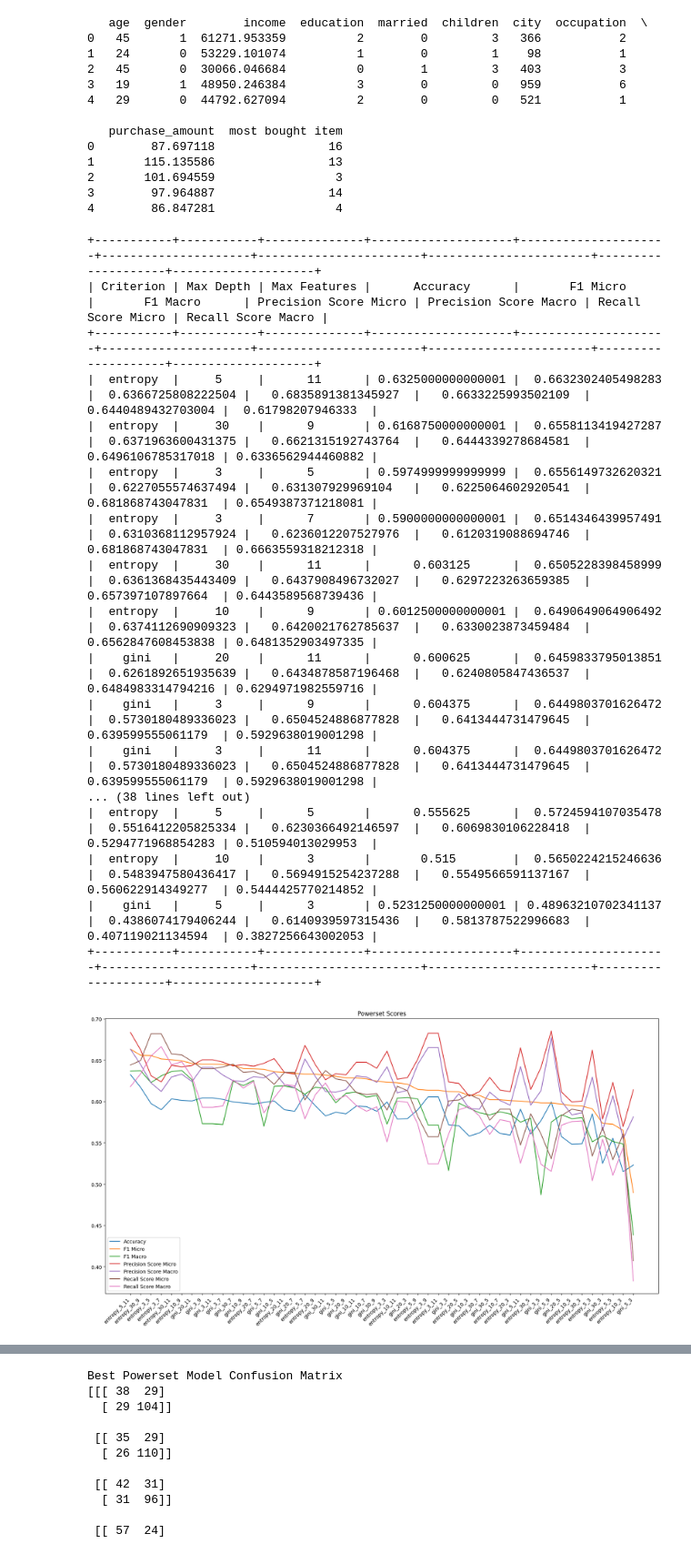
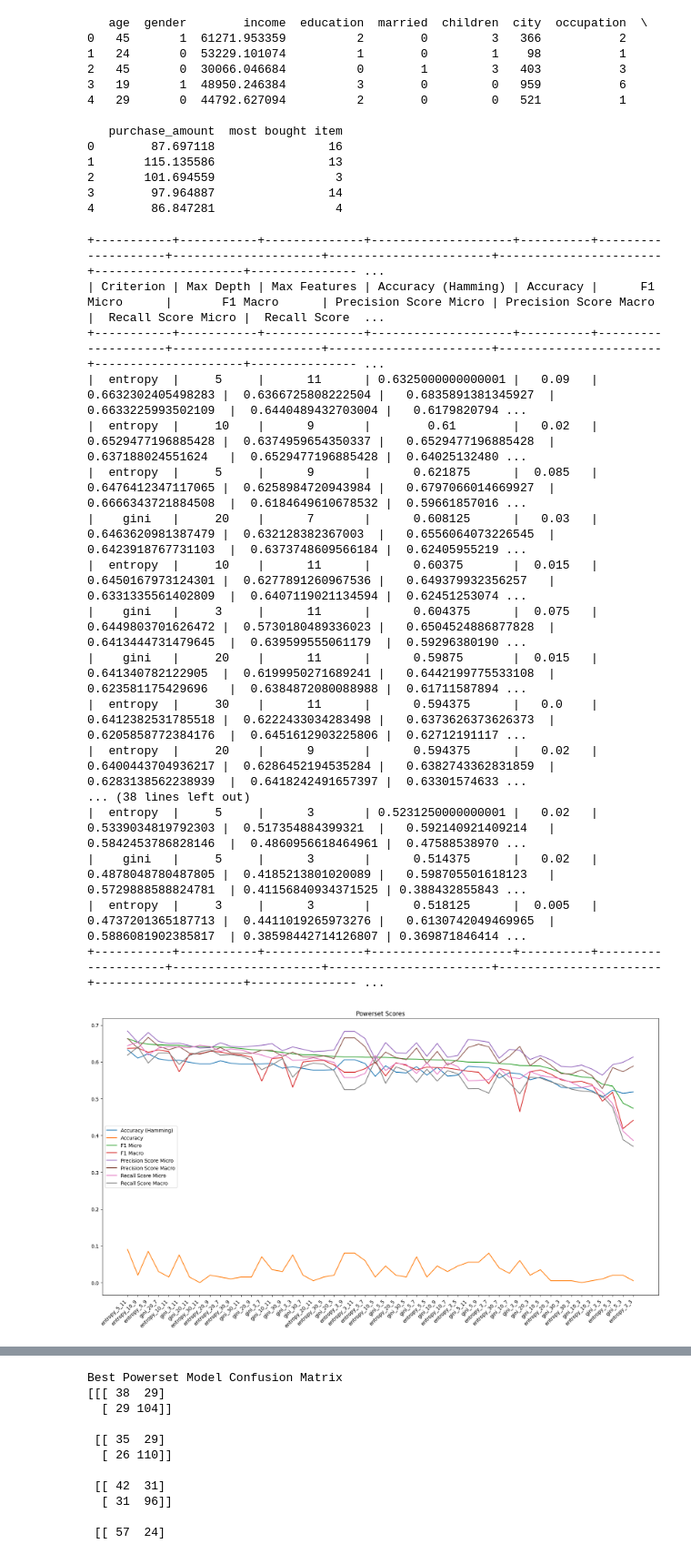
Before and after one commit to bhavberi/SMAI-Monsoon-23-24, a Jupyter notebook: 2021111013_assignment_1/singular_files/1_2.ipynb, the cells around one changed output, grey strips where cells are left out. Shown: that part at 91% size. Drawn from its saved outputs; the diff is of its cells as text; code cells hidden in the pictures.

Commit message:
Added Normal Accuracy as well

```diff
--- a/2021111013_assignment_1/singular_files/1_2.ipynb
+++ b/2021111013_assignment_1/singular_files/1_2.ipynb
@@ -102,9 +103,11 @@ class DT_Powerset():
 
         pred_labels = list(map(lambda x: " ".join(sorted(x.split())), pred_labels))
 
+        accuracy_macro = sum(np.array(actual_labels) == np.array(pred_labels)) / len(actual_labels)
+
         actual_labels = decimalListToBinaryList(self.encode_labels(actual_labels))
         pred_labels = decimalListToBinaryList(self.encode_labels(pred_labels))
-        accuracy = 1-hamming_loss(actual_labels, pred_labels)
+        accuracy_micro = 1-hamming_loss(actual_labels, pred_labels)
 
         f1_micro = f1_score(actual_labels, pred_labels, average="micro")
         f1_macro = f1_score(actual_labels, pred_labels, average="macro")
@@ -118,7 +121,8 @@ class DT_Powerset():
         cf_matrix = multilabel_confusion_matrix(actual_labels, pred_labels)
 
         scores = {
-            "accuracy": accuracy,
+            "accuracy_micro": accuracy_micro,
+            "accuracy_macro": accuracy_macro,
             "f1_micro": f1_micro,
             "f1_macro": f1_macro,
             "precision_score_micro": precision_score_micro,
@@ -175,10 +179,12 @@ class DT_MultiOutput():
         pred_labels = list(pred_labels)
         pred_labels = list(map(lambda x: " ".join(sorted(x)), pred_labels))
 
+        accuracy_macro = sum(np.array(actual_labels) == np.array(pred_labels)) / len(actual_labels)
+
         actual_labels = self.encode_labels(actual_labels)
         pred_labels = self.encode_labels(pred_labels)
 
-        accuracy = 1-hamming_loss(actual_labels, pred_labels)
+        accuracy_micro = 1-hamming_loss(actual_labels, pred_labels)
 
         f1_micro = f1_score(actual_labels, pred_labels, average="micro")
         f1_macro = f1_score(actual_labels, pred_labels, average="macro")
@@ -192,7 +198,8 @@ class DT_MultiOutput():
         cf_matrix = multilabel_confusion_matrix(actual_labels, pred_labels)
 
         scores = {
-            "accuracy": accuracy,
+            "accuracy_micro": accuracy_micro,
+            "accuracy_macro": accuracy_macro,
             "f1_micro": f1_micro,
             "f1_macro": f1_macro,
             "precision_score_micro": precision_score_micro,
@@ -355,46 +362,47 @@ all_scores_multioutput = sorted(all_scores_multioutput, key=lambda x: x[3]["f1_m
 all_scores_powerset = sorted(all_scores_powerset, key=lambda x: x[3]["f1_micro"], reverse=True)
 # %%
 pt = PrettyTable()
-pt.field_names = ["Criterion", "Max Depth", "Max Features", "Accuracy", "F1 Micro", "F1 Macro", "Precision Score Micro", "Precision Score Macro", "Recall Score Micro", "Recall Score Macro"]
+pt.field_names = ["Criterion", "Max Depth", "Max Features", "Accuracy (Hamming)", "Accuracy", "F1 Micro", "F1 Macro", "Precision Score Micro", "Precision Score Macro", "Recall Score Micro", "Recall Score Macro"]
 for row in all_scores_powerset:
     pt.add_row(row[:3] + list(row[3].values())[:-1])
 print(pt)
 # %% [output]
-+-----------+-----------+--------------+--------------------+---------------------+---------------------+-----------------------+-----------------------+--------------------+--------------------+
-| Criterion | Max Depth | Max Features |      Accuracy      |       F1 Micro      |       F1 Macro      | Precision Score Micro | Precision Score Macro | Recall Score Micro | Recall Score Macro |
-+-----------+-----------+--------------+--------------------+---------------------+---------------------+-----------------------+-----------------------+--------------------+--------------------+
-|  entropy  |     5     |      11      | 0.6325000000000001 |  0.6632302405498283 |  0.6366725808222504 |   0.6835891381345927  |   0.6633225993502109  | 0.6440489432703004 |  0.61798207946333  |
-|  entropy  |     30    |      9       | 0.6168750000000001 |  0.6558113419427287 |  0.6371963600431375 |   0.6621315192743764  |   0.6444339278684581  | 0.6496106785317018 | 0.6336562944460882 |
-|  entropy  |     3     |      5       | 0.5974999999999999 |  0.6556149732620321 |  0.6227055574637494 |   0.631307929969104   |   0.6225064602920541  | 0.681868743047831  | 0.6549387371218081 |
-|  entropy  |     3     |      7       | 0.5900000000000001 |  0.6514346439957491 |  0.6310368112957924 |   0.6236012207527976  |   0.6120319088694746  | 0.681868743047831  | 0.6663559318212318 |
-|  entropy  |     30    |      11      |      0.603125      |  0.6505228398458999 |  0.6361368435443409 |   0.6437908496732027  |   0.6297223263659385  | 0.657397107897664  | 0.6443589568739436 |
-|  entropy  |     10    |      9       | 0.6012500000000001 |  0.6490649064906492 |  0.6374112690909323 |   0.6420021762785637  |   0.6330023873459484  | 0.6562847608453838 | 0.6481352903497335 |
-|    gini   |     20    |      11      |      0.600625      |  0.6459833795013851 |  0.6261892651935639 |   0.6434878587196468  |   0.6240805847436537  | 0.6484983314794216 | 0.6294971982559716 |
-|    gini   |     3     |      9       |      0.604375      |  0.6449803701626472 |  0.5730180489336023 |   0.6504524886877828  |   0.6413444731479645  | 0.639599555061179  | 0.5929638019001298 |
-|    gini   |     3     |      11      |      0.604375      |  0.6449803701626472 |  0.5730180489336023 |   0.6504524886877828  |   0.6413444731479645  | 0.639599555061179  | 0.5929638019001298 |
++-----------+-----------+--------------+--------------------+----------+--------------------+---------------------+-----------------------+-----------------------+---------------------+--------------- ...
+| Criterion | Max Depth | Max Features | Accuracy (Hamming) | Accuracy |      F1 Micro      |       F1 Macro      | Precision Score Micro | Precision Score Macro |  Recall Score Micro |  Recall Score  ...
++-----------+-----------+--------------+--------------------+----------+--------------------+---------------------+-----------------------+-----------------------+---------------------+--------------- ...
+|  entropy  |     5     |      11      | 0.6325000000000001 |   0.09   | 0.6632302405498283 |  0.6366725808222504 |   0.6835891381345927  |   0.6633225993502109  |  0.6440489432703004 |   0.6179820794 ...
+|  entropy  |     10    |      9       |        0.61        |   0.02   | 0.6529477196885428 |  0.6374959654350337 |   0.6529477196885428  |   0.637188024551624   |  0.6529477196885428 |  0.64025132480 ...
+|  entropy  |     5     |      9       |      0.621875      |  0.085   | 0.6476412347117065 |  0.6258984720943984 |   0.6797066014669927  |   0.6666343721884508  |  0.6184649610678532 |  0.59661857016 ...
+|    gini   |     20    |      7       |      0.608125      |   0.03   | 0.6463620981387479 |  0.632128382367003  |   0.6556064073226545  |   0.6423918767731103  |  0.6373748609566184 |  0.62405955219 ...
+|  entropy  |     10    |      11      |      0.60375       |  0.015   | 0.6450167973124301 |  0.6277891260967536 |   0.649379932356257   |   0.6331335561402809  |  0.6407119021134594 |  0.62451253074 ...
+|    gini   |     3     |      11      |      0.604375      |  0.075   | 0.6449803701626472 |  0.5730180489336023 |   0.6504524886877828  |   0.6413444731479645  |  0.639599555061179  |  0.59296380190 ...
+|    gini   |     20    |      11      |      0.59875       |  0.015   | 0.641340782122905  |  0.6199950271689241 |   0.6442199775533108  |   0.623581175429696   |  0.6384872080088988 |  0.61711587894 ...
+|  entropy  |     30    |      11      |      0.594375      |   0.0    | 0.6412382531785518 |  0.6222433034283498 |   0.6373626373626373  |   0.6205858772384176  |  0.6451612903225806 |  0.62712191117 ...
+|  entropy  |     20    |      9       |      0.594375      |   0.02   | 0.6400443704936217 |  0.6286452194535284 |   0.6382743362831859  |   0.6283138562238939  |  0.6418242491657397 |  0.63301574633 ...
 ... (38 lines left out)
-|  entropy  |     5     |      5       |      0.555625      |  0.5724594107035478 |  0.5516412205825334 |   0.6230366492146597  |   0.6069830106228418  | 0.5294771968854283 | 0.510594013029953  |
-|  entropy  |     10    |      3       |       0.515        |  0.5650224215246636 |  0.5483947580436417 |   0.5694915254237288  |   0.5549566591137167  | 0.560622914349277  | 0.5444425770214852 |
-|    gini   |     5     |      3       | 0.5231250000000001 | 0.48963210702341137 |  0.4386074179406244 |   0.6140939597315436  |   0.5813787522996683  | 0.407119021134594  | 0.3827256643002053 |
-+-----------+-----------+--------------+--------------------+---------------------+---------------------+-----------------------+-----------------------+--------------------+--------------------+
+|  entropy  |     5     |      3       | 0.5231250000000001 |   0.02   | 0.5339034819792303 |  0.517354884399321  |   0.592140921409214   |   0.5842453786828146  |  0.4860956618464961 |  0.47588538970 ...
+|    gini   |     5     |      3       |      0.514375      |   0.02   | 0.4878048780487805 |  0.4185213801020089 |   0.598705501618123   |   0.5729888588824781  | 0.41156840934371525 | 0.388432855843 ...
+|  entropy  |     3     |      3       |      0.518125      |  0.005   | 0.4737201365187713 |  0.4411019265973276 |   0.6130742049469965  |   0.5886081902385817  | 0.38598442714126807 | 0.369871846414 ...
++-----------+-----------+--------------+--------------------+----------+--------------------+---------------------+-----------------------+-----------------------+---------------------+--------------- ...
 # %%
 # Plot a graph will all these parameters of scores
 
 x_axis = list(map(lambda x: x[0] + "_" + str(x[1]) + "_" + str(x[2]), all_scores_powerset))
 
 plt.figure(figsize=(20,10))
 plt.title("Powerset Scores")
-plt.plot(x_axis, list(map(lambda x: x[3]["accuracy"], all_scores_powerset)), label="Accuracy")
+plt.plot(x_axis, list(map(lambda x: x[3]["accuracy_micro"], all_scores_powerset)), label="Accuracy (Hamming)")
+plt.plot(x_axis, list(map(lambda x: x[3]["accuracy_macro"], all_scores_powerset)), label="Accuracy")
 plt.plot(x_axis, list(map(lambda x: x[3]["f1_micro"], all_scores_powerset)), label="F1 Micro")
 plt.plot(x_axis, list(map(lambda x: x[3]["f1_macro"], all_scores_powerset)), label="F1 Macro")
 plt.plot(x_axis, list(map(lambda x: x[3]["precision_score_micro"], all_scores_powerset)), label="Precision Score Micro")
 plt.plot(x_axis, list(map(lambda x: x[3]["precision_score_macro"], all_scores_powerset)), label="Precision Score Macro")
 plt.plot(x_axis, list(map(lambda x: x[3]["recall_score_micro"], all_scores_powerset)), label="Recall Score Micro")
 plt.plot(x_axis, list(map(lambda x: x[3]["recall_score_macro"], all_scores_powerset)), label="Recall Score Macro")
 plt.legend()
 plt.xticks(rotation=45, ha="right")
 plt.show()
 # %% [output]
-[figure, old version]
+[figure, new version]
 # %%
 pt = PrettyTable()
```
Also changed, not shown: parts of 9 cells of this notebook.
